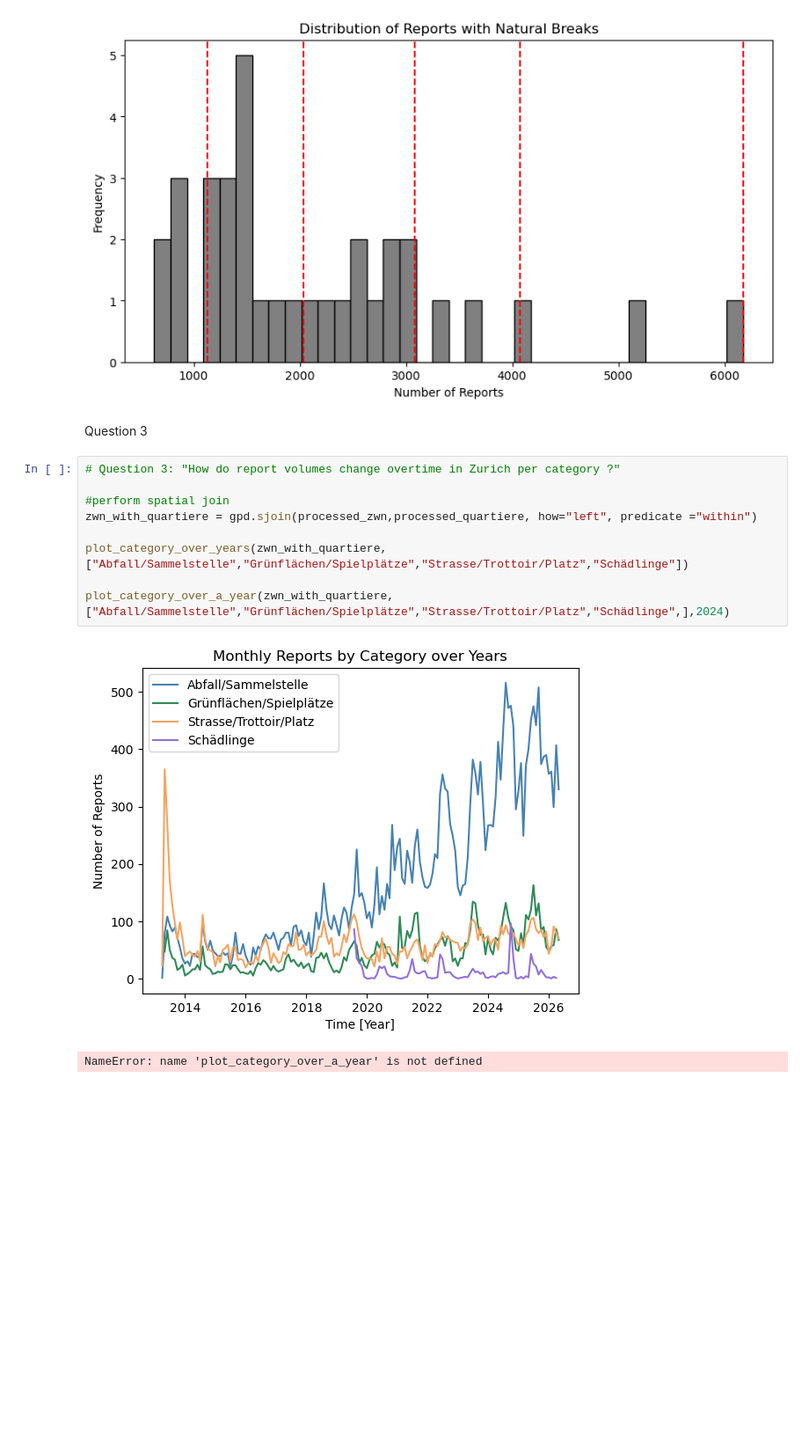
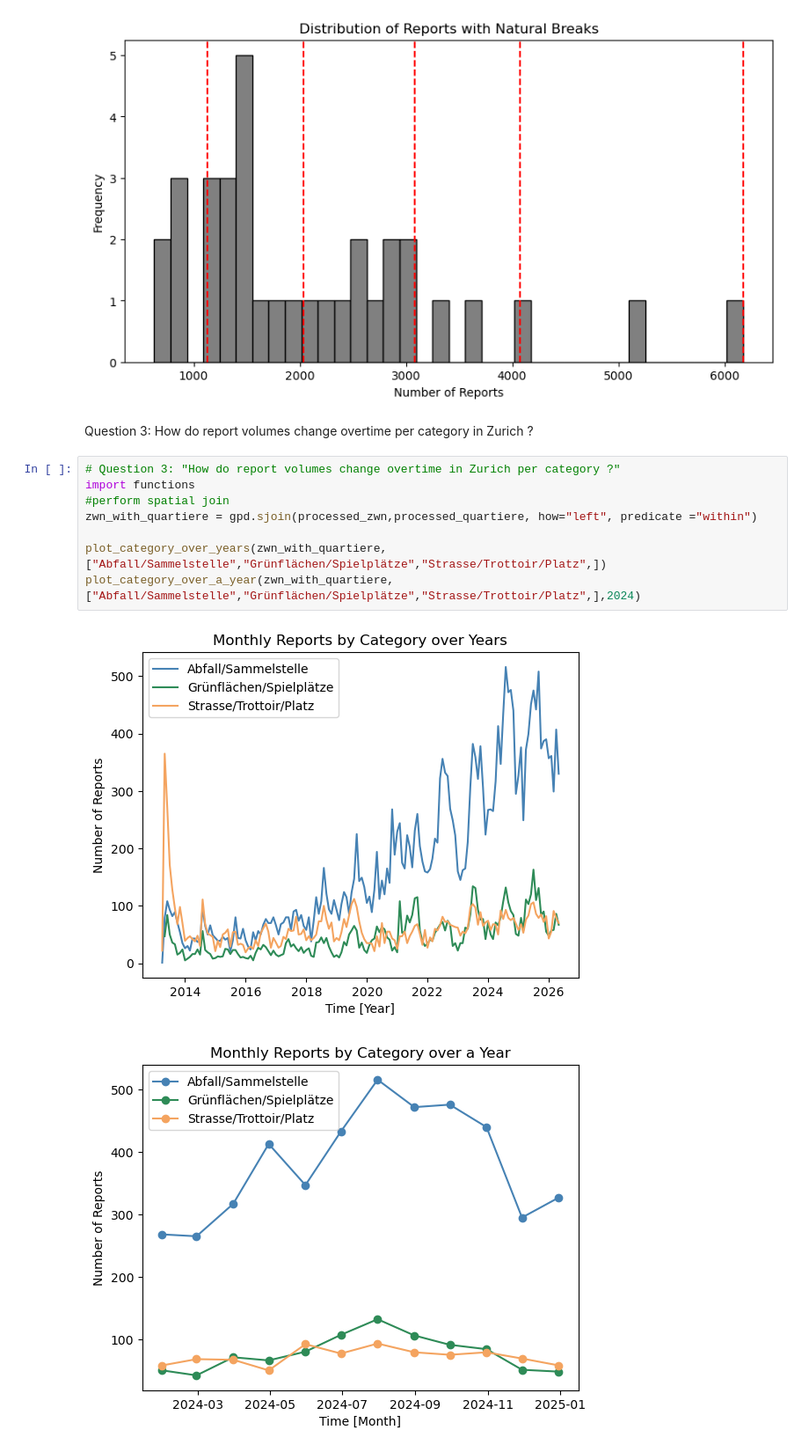
Before and after one commit to arisenn02/ESS341_Project_Arina_Senn, a Jupyter notebook: notebooks/1zurich_urban_issues.ipynb, the cells around one changed output. Shown at 88% size. Drawn from its saved outputs; the diff is of its cells as text; blank space fills up the shorter version.

```diff
--- a/notebooks/1zurich_urban_issues.ipynb
+++ b/notebooks/1zurich_urban_issues.ipynb
@@ -193,17 +193,16 @@ plt.ylabel("Frequency")
 Text(0, 0.5, 'Frequency')
 [figure]
 # %% [markdown]
-Question 3
+Question 3: How do report volumes change overtime per category in Zurich ?
 # %%
 # Question 3: "How do report volumes change overtime in Zurich per category ?"
-
+import functions
 #perform spatial join
 zwn_with_quartiere = gpd.sjoin(processed_zwn,processed_quartiere, how="left", predicate ="within")
 
-plot_category_over_years(zwn_with_quartiere,["Abfall/Sammelstelle","Grünflächen/Spielplätze","Strasse/Trottoir/Platz","Schädlinge"])
-
-plot_category_over_a_year(zwn_with_quartiere,["Abfall/Sammelstelle","Grünflächen/Spielplätze","Strasse/Trottoir/Platz","Schädlinge",],2024)
+plot_category_over_years(zwn_with_quartiere,["Abfall/Sammelstelle","Grünflächen/Spielplätze","Strasse/Trottoir/Platz",])
+plot_category_over_a_year(zwn_with_quartiere,["Abfall/Sammelstelle","Grünflächen/Spielplätze","Strasse/Trottoir/Platz",],2024)
 # %% [output]
-[figure, old version]
+[figure, new version]
-NameError: name 'plot_category_over_a_year' is not defined
+[figure, added]
 # %% [markdown]
```
Also changed, not shown: parts of 2 cells of this notebook, 1 other file.
